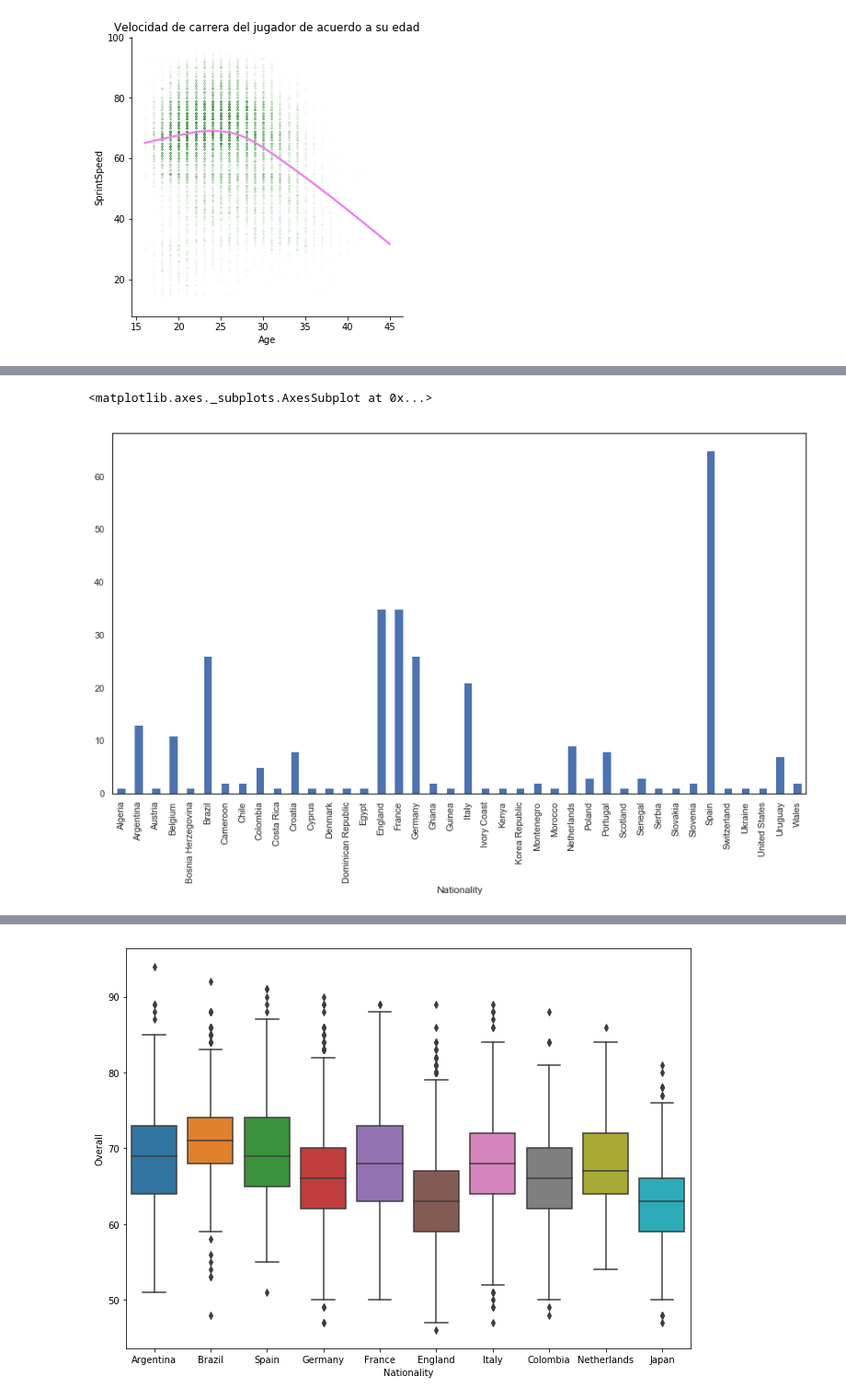
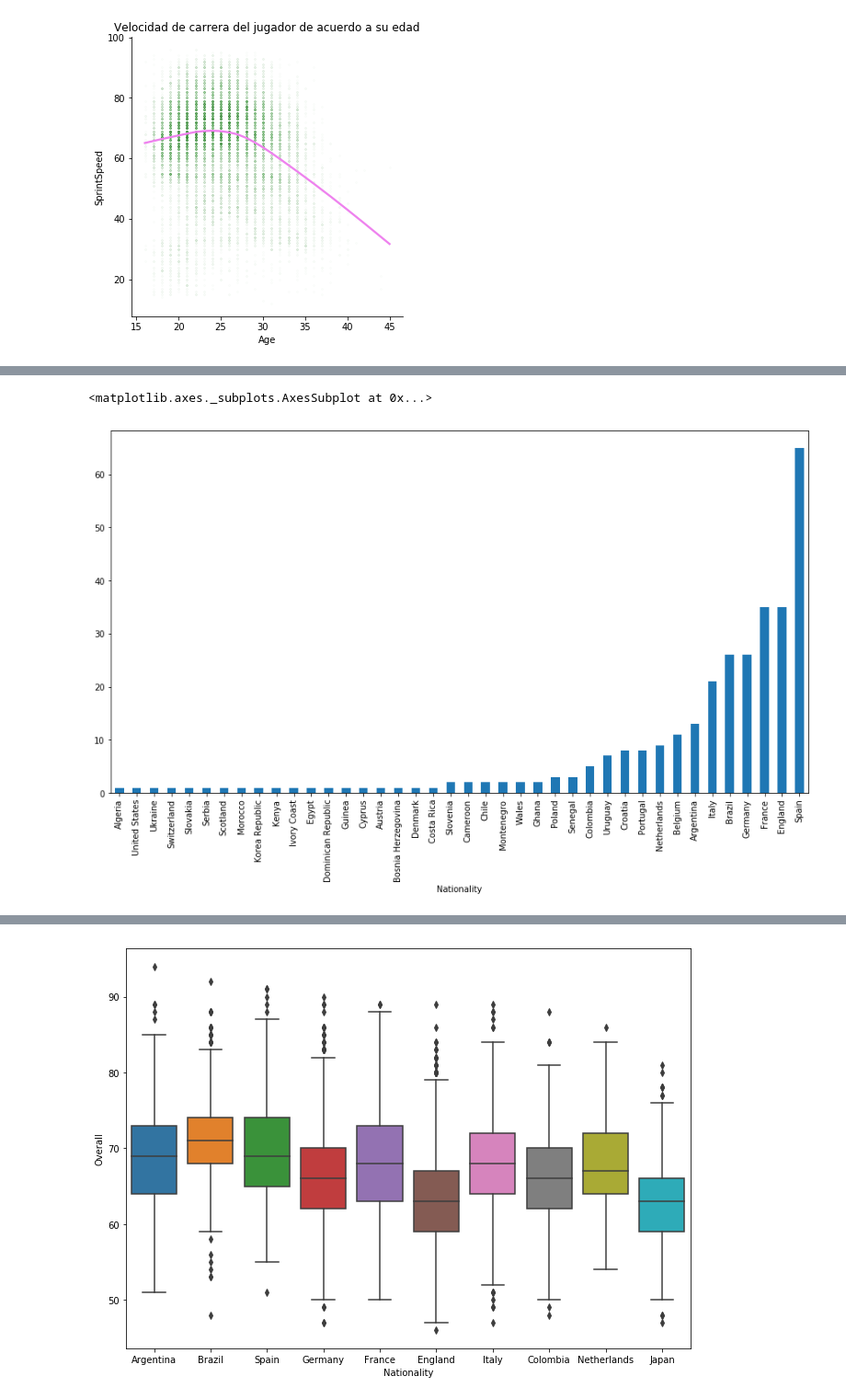
Before and after one commit to 2019-a-gr1-python/py-munoz-galvan-gorky-andres, a Jupyter notebook: ProyectoPrimerBimestre/ProyectoPrimerBimestre.ipynb, the cells around one changed output, grey strips where cells are left out. Shown at 92% size. Saved outputs shown, nothing was run; the diff lists cells and outputs as text; code cells hidden in the pictures.

```diff
--- a/ProyectoPrimerBimestre/ProyectoPrimerBimestre.ipynb
+++ b/ProyectoPrimerBimestre/ProyectoPrimerBimestre.ipynb
@@ -202,5 +182,6 @@ df_datos_importantes_copy['Wage_num'] = df_datos_importantes_copy['Wage'].apply(
 # %%
 plt.figure(3 , figsize = (15 , 15))
+df_datos_importantes_copy = df_datos_importantes_copy.sort_values(by='Value_num',ascending=True)
 plt.bar(x='Age',height='Value_num',data=df_datos_importantes_copy)
 plt.title('Precio de jugadores' )
 plt.show()
@@ -273,9 +254,10 @@ top_ten_clubs
 # %%
 top_ten_clubs_data = df_datos_importantes_copy.loc[df_datos_importantes_copy['Club'].isin(top_ten_clubs), :]
 top_ten_clubs_data
 plt.figure(5 , figsize = (15 , 8))
-top_ten_clubs_data.groupby(['Nationality'])['Club'].count().plot(kind='bar')
+top_ten_clubs_data=top_ten_clubs_data.groupby(['Nationality'])['Club'].count()
+top_ten_clubs_data.sort_values().plot(kind='bar')
 # %% [output]
 <matplotlib.axes._subplots.AxesSubplot at 0x...>
-[figure, old version]
+[figure, new version]
 # %%
```
Also changed, not shown: parts of 15 cells of this notebook, 1 other file.
